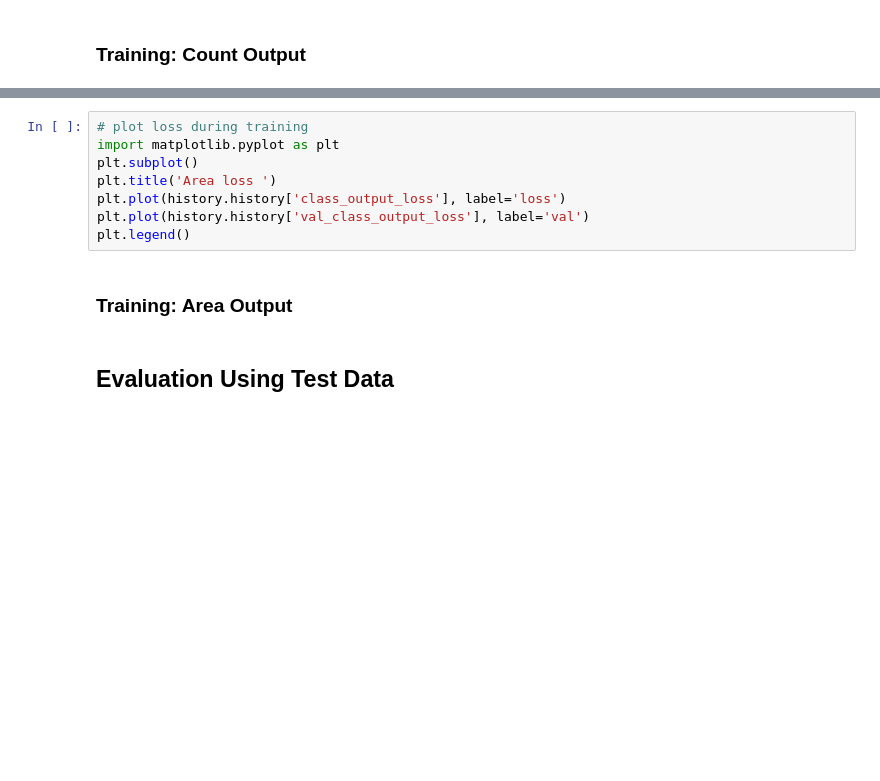
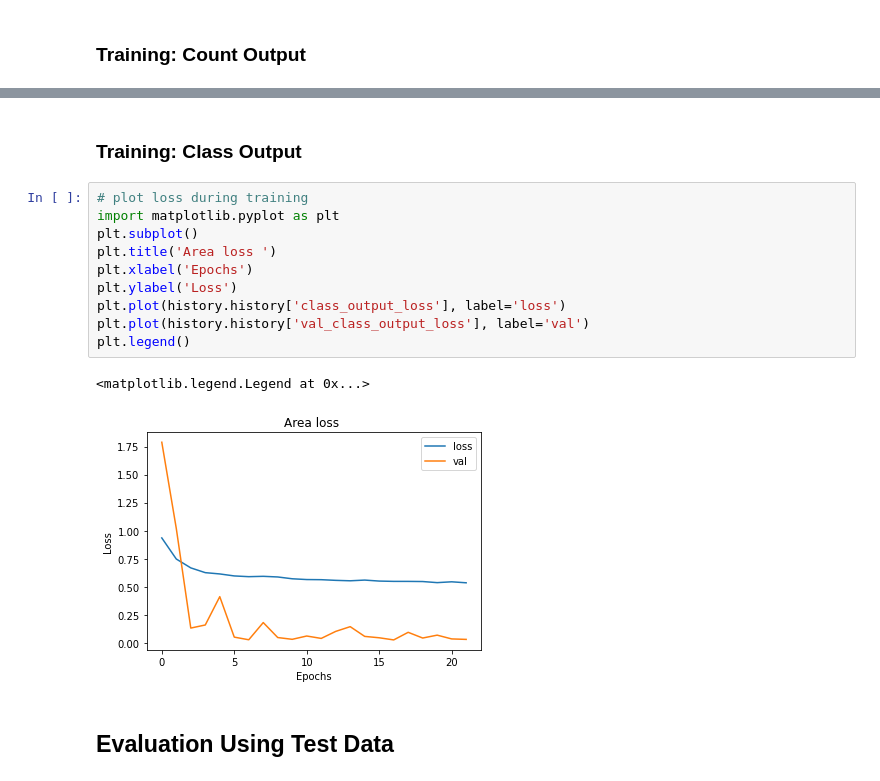
Before and after one commit to ucesqva/SocGenSubmissions, a Jupyter notebook: SocGen_Additional_submission_Aguilera/Landslide Magnitude Classifier (SocGen Submission).ipynb, the cells around one changed output, grey strips where cells are left out. Drawn from its saved outputs; the diff is of its cells as text; blank space fills up the shorter version.

```diff
--- a/SocGen_Additional_submission_Aguilera/Landslide Magnitude Classifier (SocGen Submission).ipynb
+++ b/SocGen_Additional_submission_Aguilera/Landslide Magnitude Classifier (SocGen Submission).ipynb
@@ -399,13 +497,18 @@ plt.legend()
+# %% [markdown]
+<h3>Training: Class Output</h3>
 # %%
 # plot loss during training
 import matplotlib.pyplot as plt
 plt.subplot()
 plt.title('Area loss ')
+plt.xlabel('Epochs')
+plt.ylabel('Loss')
 plt.plot(history.history['class_output_loss'], label='loss')
 plt.plot(history.history['val_class_output_loss'], label='val')
 plt.legend()
+# %% [output]
+<matplotlib.legend.Legend at 0x...>
+[figure, added]
-# %% [markdown]
-<h3>Training: Area Output</h3>
 # %% [markdown]
 <h2>Evaluation Using Test Data</h2>
 # %%
```
Also changed, not shown: parts of 26 cells of this notebook.
